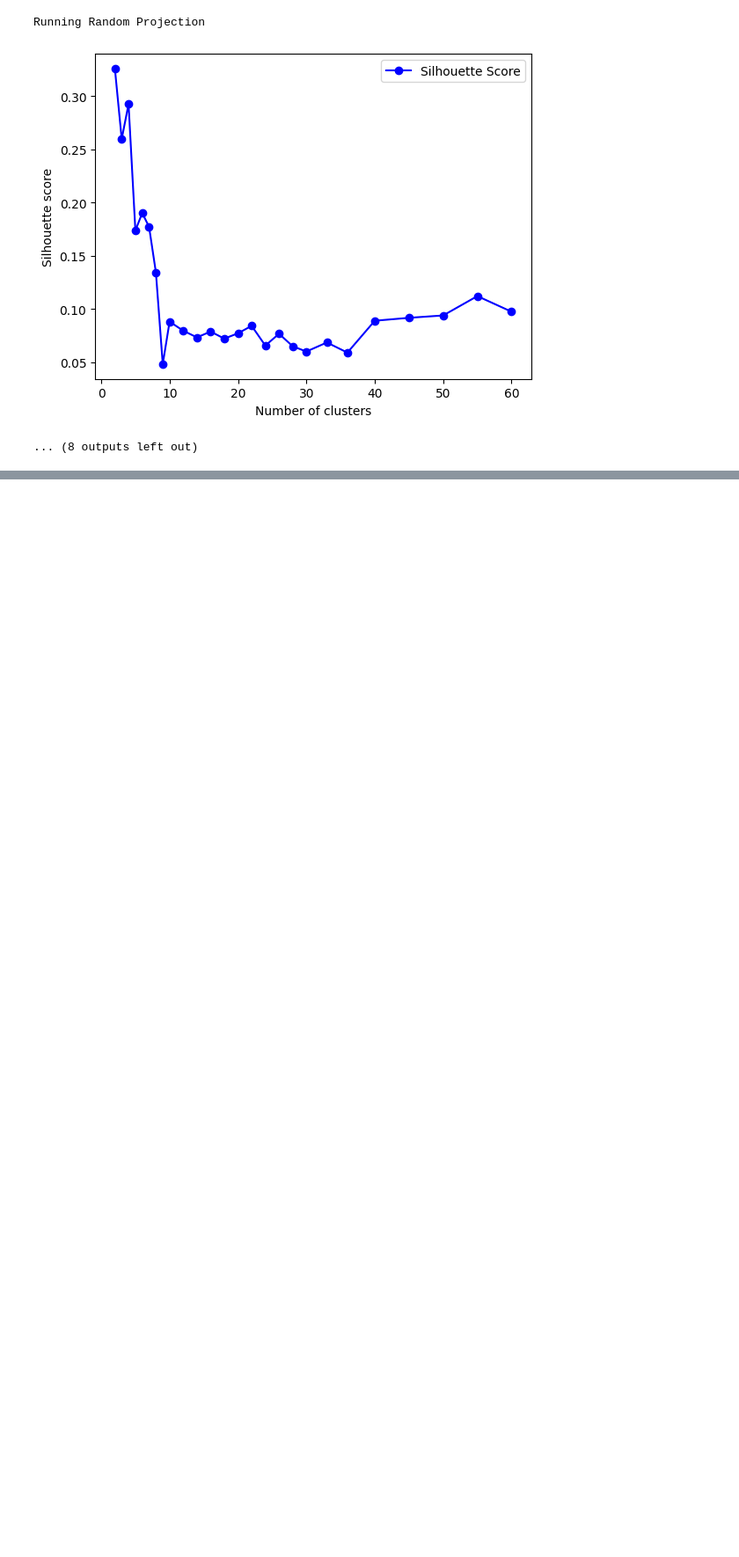
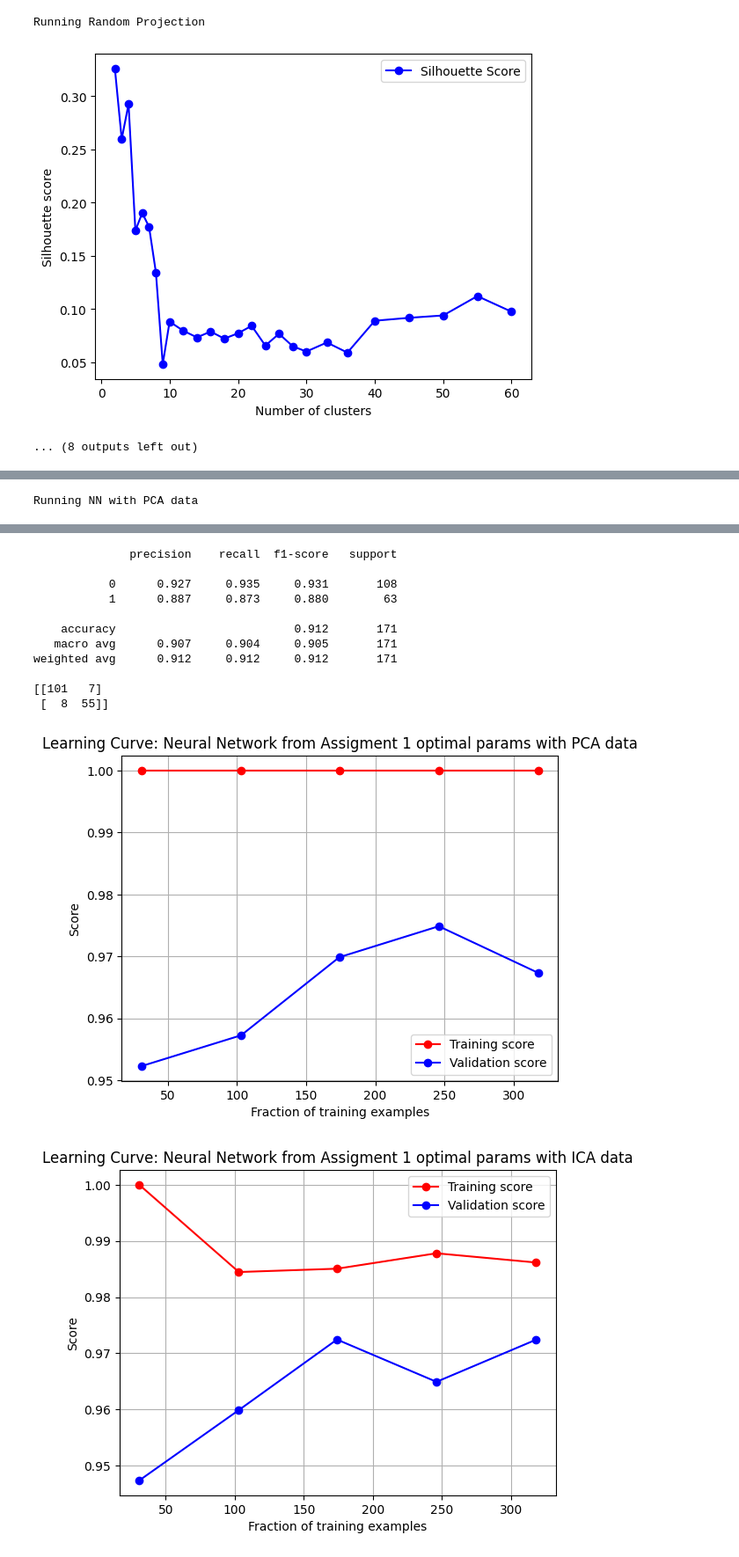
Before and after one commit to juniorq33/Machine-Learning, a Jupyter notebook: Assignment_3/unsupervised_learning_breast_cancer_ds.ipynb, the cells around one changed output, grey strips where cells are left out. Shown at 88% size. Cells and saved outputs as stored; diff of their text form; code cells hidden in the pictures; blank space fills up the shorter version.

```diff
--- a/Assignment_3/unsupervised_learning_breast_cancer_ds.ipynb
+++ b/Assignment_3/unsupervised_learning_breast_cancer_ds.ipynb
@@ -925,0 +804,47 @@ Running EM fixed clusters PCA
+# %%
+from sklearn.model_selection import train_test_split
+
+pca_cancer_train, pca_cancer_test, y_cancer_train, y_cancer_test = train_test_split(pca_results_kmeans, ds_bcancer_dependent, test_size = 0.3, random_state = 1)
+ica_cancer_train, ica_cancer_test, y_cancer_train, y_cancer_test = train_test_split(ica_results_kmeans, ds_bcancer_dependent, test_size = 0.3, random_state = 1)
+grp_cancer_train, grp_cancer_test, y_cancer_train, y_cancer_test = train_test_split(grp_results_kmeans, ds_bcancer_dependent, test_size = 0.3, random_state = 1)
+fa_cancer_train, fa_cancer_test, y_cancer_train, y_cancer_test = train_test_split(fa_results_kmeans, ds_bcancer_dependent, test_size = 0.3, random_state = 1)
+# %%
+from sklearn.neural_network import MLPClassifier
+from sklearn.model_selection import learning_curve
+from sklearn.metrics import classification_report, confusion_matrix
+
+def runNNonDataset(dataset_results_reduction, y_cancer_train_data, title, x_dataset_test, y_test):
+    nn = MLPClassifier(max_iter=300, solver='lbfgs', random_state=33)
+    train_sizes, train_scores, test_scores = learning_curve(nn, dataset_results_reduction, y_cancer_train_data, n_jobs=4, cv=5)
+
+    plt.figure()
+    train_scores_mean = np.mean(train_scores, axis=1)
+    test_scores_mean = np.mean(test_scores, axis=1)
+
+    plt.plot(train_sizes, train_scores_mean, 'o-', color='r', label='Training score')
+    plt.plot(train_sizes, test_scores_mean, 'o-', color='b', label='Validation score')
+    plt.title(title)
+    plt.xlabel('Fraction of training examples')
+    plt.ylabel("Score")
+    plt.legend(loc="best")
+    plt.grid()
+
+
+    nn.fit(dataset_results_reduction, y_cancer_train_data)
+    test_predictions = nn.predict(x_dataset_test)
+    print(classification_report(y_test, test_predictions, digits=3))
+    print(confusion_matrix(y_test, test_predictions))
+# %%
+print('Running NN with PCA data')
+runNNonDataset(pca_cancer_train, y_cancer_train, "Learning Curve: Neural Network from Assigment 1 optimal params with PCA data", pca_cancer_test, y_cancer_test)
+
+print('Running NN with ICA data')
+runNNonDataset(ica_cancer_train, y_cancer_train, "Learning Curve: Neural Network from Assigment 1 optimal params with ICA data", ica_cancer_test, y_cancer_test)
+
+print('Running NN with GRP data')
+runNNonDataset(grp_cancer_train, y_cancer_train, "Learning Curve: Neural Network from Assigment 1 optimal params with GRP data", grp_cancer_test, y_cancer_test )
+
+print('Running NN with FA data')
+runNNonDataset(fa_cancer_train, y_cancer_train, "Learning Curve: Neural Network from Assigment 1 optimal params with FA data",  fa_cancer_test, y_cancer_test)
+# %% [output]
+Running NN with PCA data
@@ -925,0 +887,13 @@ Running EM fixed clusters PCA
+              precision    recall  f1-score   support
+
+           0      0.927     0.935     0.931       108
+           1      0.887     0.873     0.880        63
+
+    accuracy                          0.912       171
+   macro avg      0.907     0.904     0.905       171
+weighted avg      0.912     0.912     0.912       171
+
+[[101   7]
+ [  8  55]]
+[figure, added]
+[figure, added]
```
Also changed, not shown: parts of 27 cells of this notebook, 1 other file.
